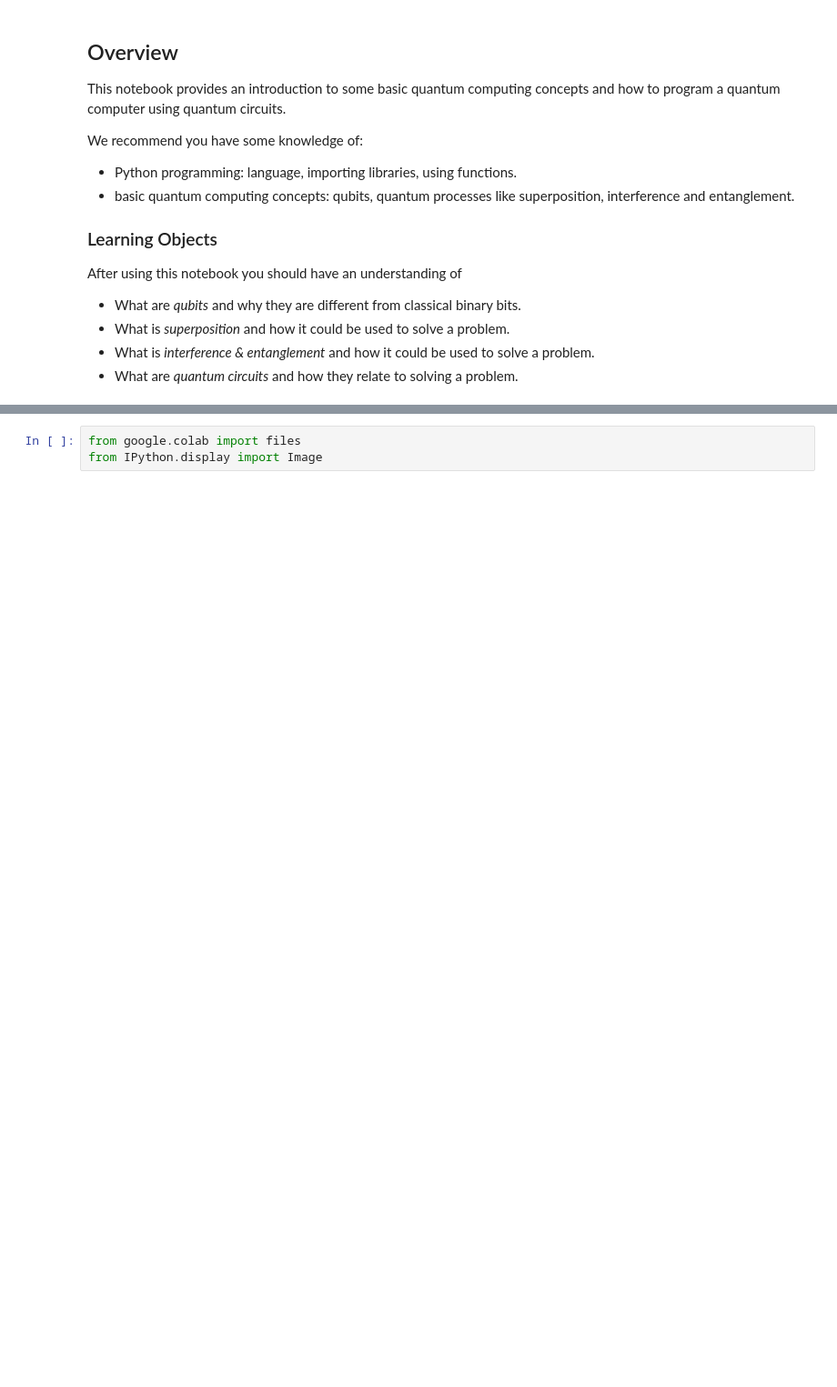
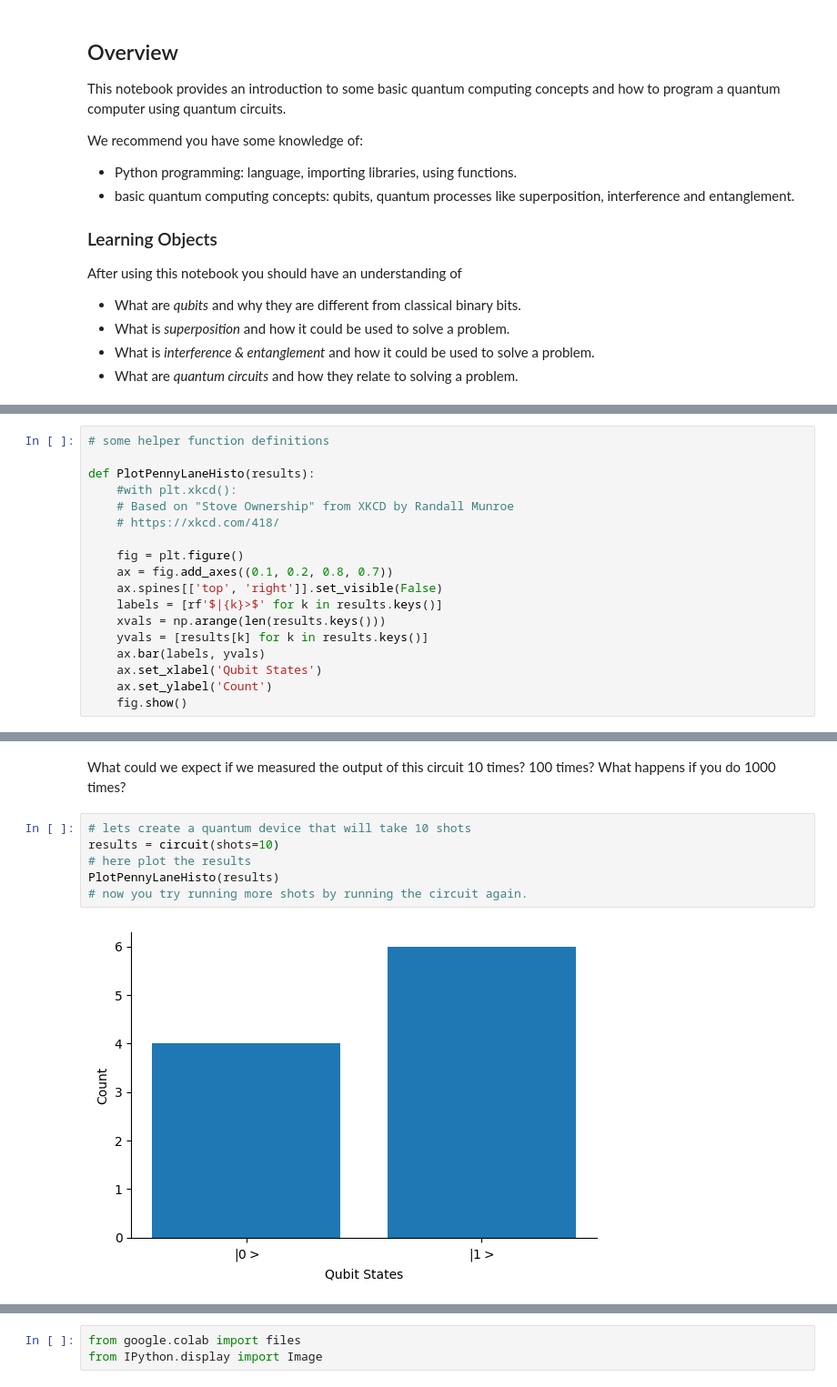
Before and after one commit to PawseySC/quantum-computing-hackathon, a Jupyter notebook: lessons/1-Intro_to_Quantum_Computing.ipynb, the cells around one changed output, grey strips where cells are left out. Shown at 91% size. Cells and saved outputs as stored; diff of their text form; blank space fills up the shorter version.

```diff
--- a/lessons/1-Intro_to_Quantum_Computing.ipynb
+++ b/lessons/1-Intro_to_Quantum_Computing.ipynb
@@ -55,2 +70,20 @@ We do not provide an introduction to the Python programming lanuage but quickly
+# %%
+# some helper function definitions
+
+def PlotPennyLaneHisto(results):
+    #with plt.xkcd():
+    # Based on "Stove Ownership" from XKCD by Randall Munroe
+    # https://xkcd.com/418/
+
+    fig = plt.figure()
+    ax = fig.add_axes((0.1, 0.2, 0.8, 0.7))
+    ax.spines[['top', 'right']].set_visible(False)
+    labels = [rf'$|{k}>$' for k in results.keys()]
+    xvals = np.arange(len(results.keys()))
+    yvals = [results[k] for k in results.keys()]
+    ax.bar(labels, yvals)
+    ax.set_xlabel('Qubit States')
+    ax.set_ylabel('Count')
+    fig.show()
 # %% [markdown]
 ## Qubits
@@ -109,0 +167,10 @@ The following figure is a circuit representation of the Deutsh-Jozsa algorithm:
+# %% [markdown]
+What could we expect if we measured the output of this circuit 10 times? 100 times? What happens if you do 1000 times?
+# %%
+# lets create a quantum device that will take 10 shots
+results = circuit(shots=10)
+# here plot the results
+PlotPennyLaneHisto(results)
+# now you try running more shots by running the circuit again.
+# %% [output]
+[figure, added]
```
Also changed, not shown: parts of 24 cells of this notebook.
